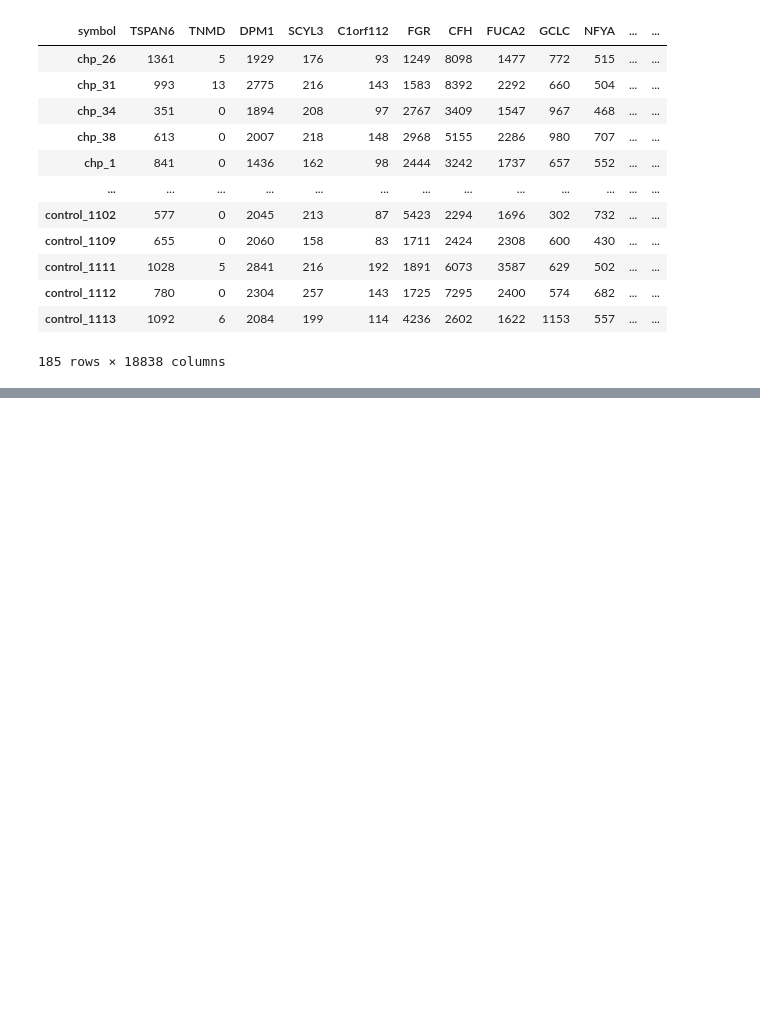
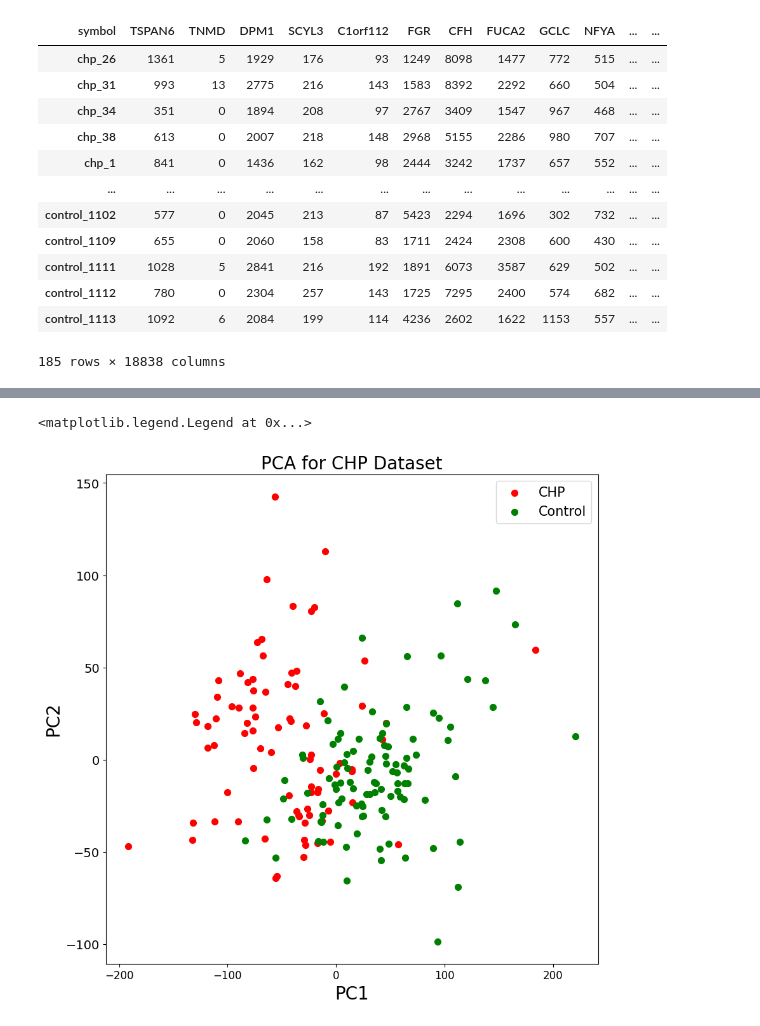
Before and after one commit to degulati/chp-project, a Jupyter notebook: code/deseq-analysis.ipynb, the cells around one changed output, grey strips where cells are left out. Saved outputs shown, nothing was run; the diff lists cells and outputs as text; code cells hidden in the pictures; blank space fills up the shorter version.

```diff
--- a/code/deseq-analysis.ipynb
+++ b/code/deseq-analysis.ipynb
@@ -111,0 +186,6 @@ metadata_chp_control =
+# %%
+features = counts_chp_control.columns
+# %%
+from sklearn.preprocessing import StandardScaler
+x = chp_control_dataset.loc[:, features].values
+x = StandardScaler().fit_transform(x) # normalizing the features
@@ -111,0 +218,7 @@ metadata_chp_control =
+# %%
+from sklearn.decomposition import PCA
+pca_chp = PCA(n_components=2)
+principalComponents_chp = pca_chp.fit_transform(x)
+# %%
+principal_chp_df = pd.DataFrame(data=principalComponents_chp
+             , columns = ['PC1', 'PC2'], index=samples)
@@ -111,0 +260,19 @@ metadata_chp_control =
+# %%
+plt.figure(figsize=(10,10))
+plt.xticks(fontsize=12)
+plt.yticks(fontsize=14)
+plt.xlabel('PC1',fontsize=20)
+plt.ylabel('PC2',fontsize=20)
+plt.title("PCA for CHP Dataset",fontsize=20)
+targets = ['CHP', 'Control']
+colors = ['r', 'g']
+for target, color in zip(targets,colors):
+    indicesToKeep = chp_control_dataset['label'] == target
+    # print(indicesToKeep)
+    plt.scatter(principal_chp_df.loc[indicesToKeep, 'PC1']
+               , principal_chp_df.loc[indicesToKeep, 'PC2'], c = color, s = 50)
+
+plt.legend(targets,prop={'size': 15})
+# %% [output]
+<matplotlib.legend.Legend at 0x...>
+[figure, added]
```
Also changed, not shown: parts of 20 cells of this notebook, 1 other file.
